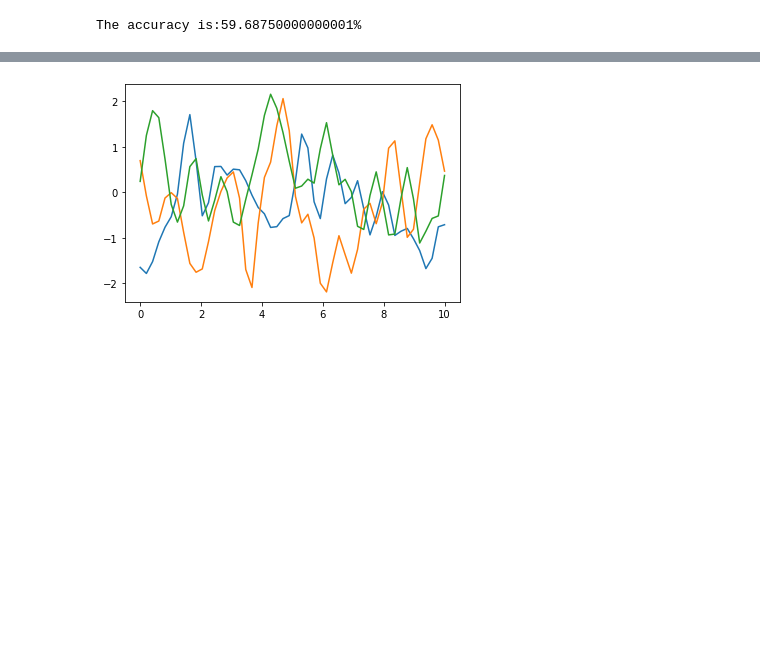
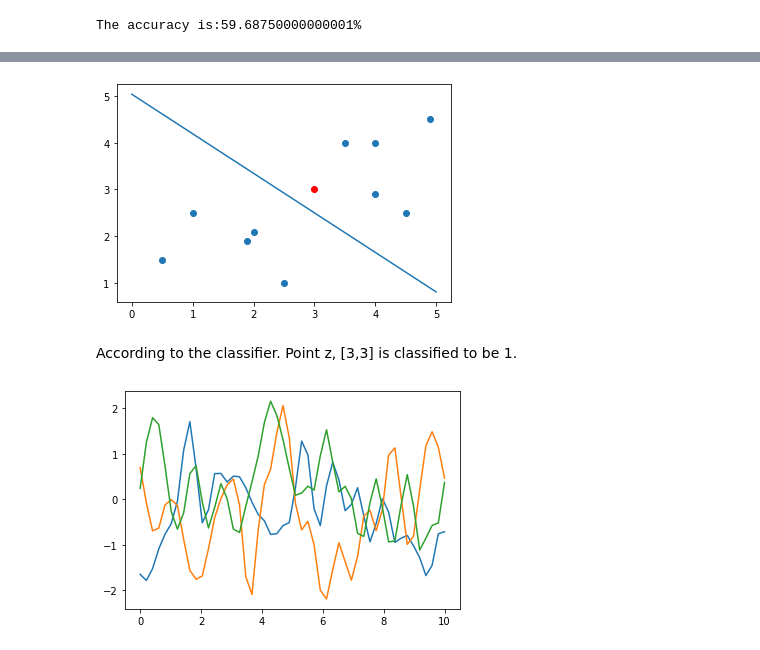
Before and after one commit to dkadyrov/SIT, a Jupyter notebook: CS-559/Homework/Homework 2/Kadyrov_Daniel_HW2.ipynb, the cells around one changed output, grey strips where cells are left out. Cells and saved outputs as stored; diff of their text form; code cells hidden in the pictures; blank space fills up the shorter version.

```diff
--- a/CS-559/Homework/Homework 2/Kadyrov_Daniel_HW2.ipynb
+++ b/CS-559/Homework/Homework 2/Kadyrov_Daniel_HW2.ipynb
@@ -156,3 +179,12 @@ plt.show()
+# %%
+plt.scatter(x1, x2)
+plt.scatter([3],[3], color="r")
+plt.plot(x_svm, y_svm)
+plt.show()
+# %% [output]
+[figure, added]
+# %% [markdown]
+According to the classifier. Point z, [3,3] is classified to be 1.
 # %%
 def kernel(a, b, param):   ## Define the kernel function, this is same as RBF above.
     sqdist = np.sum(a**2,1).reshape(-1,1) + np.sum(b**2,1) - 2*np.dot(a, b.T)
```
Also changed, not shown: parts of 5 cells of this notebook.
